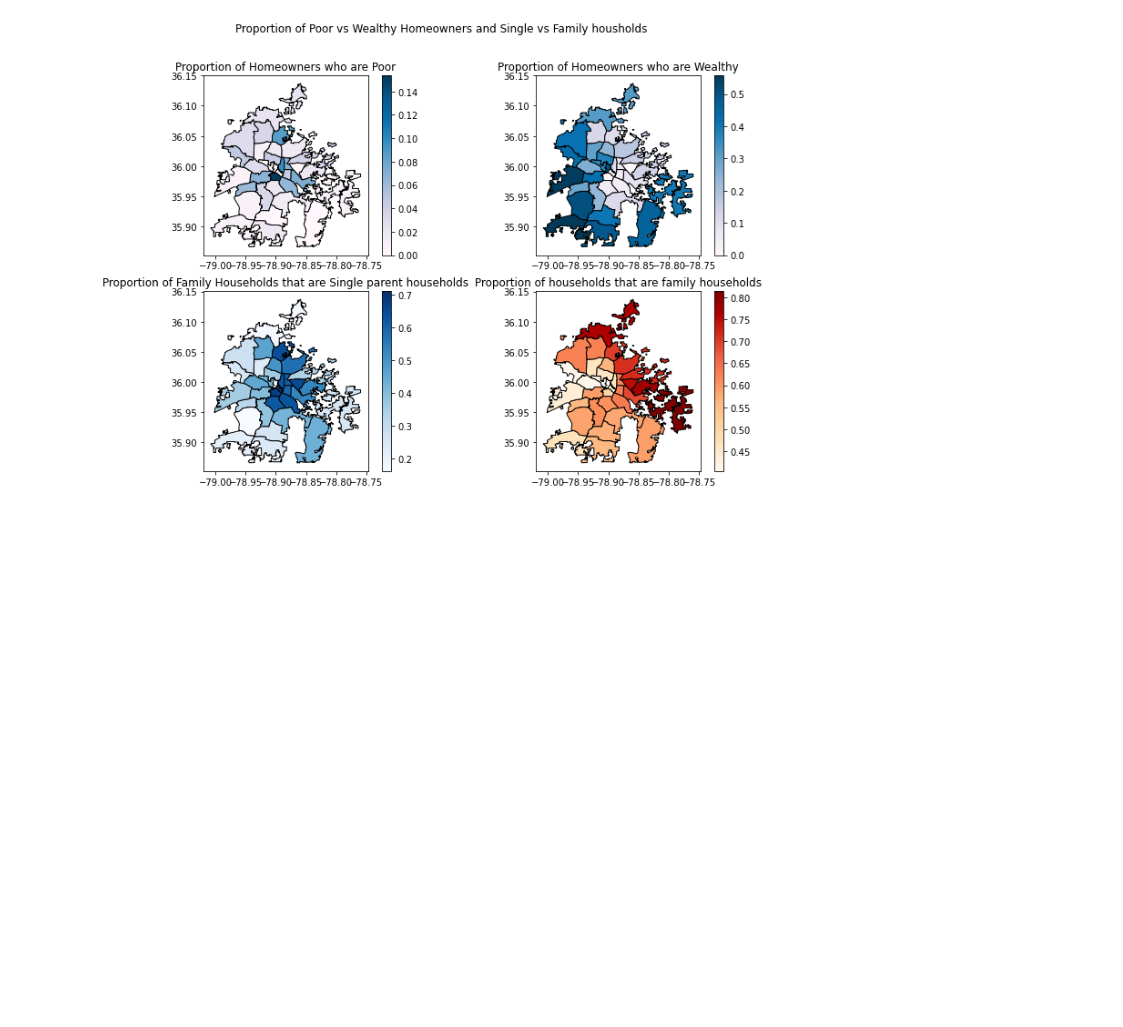
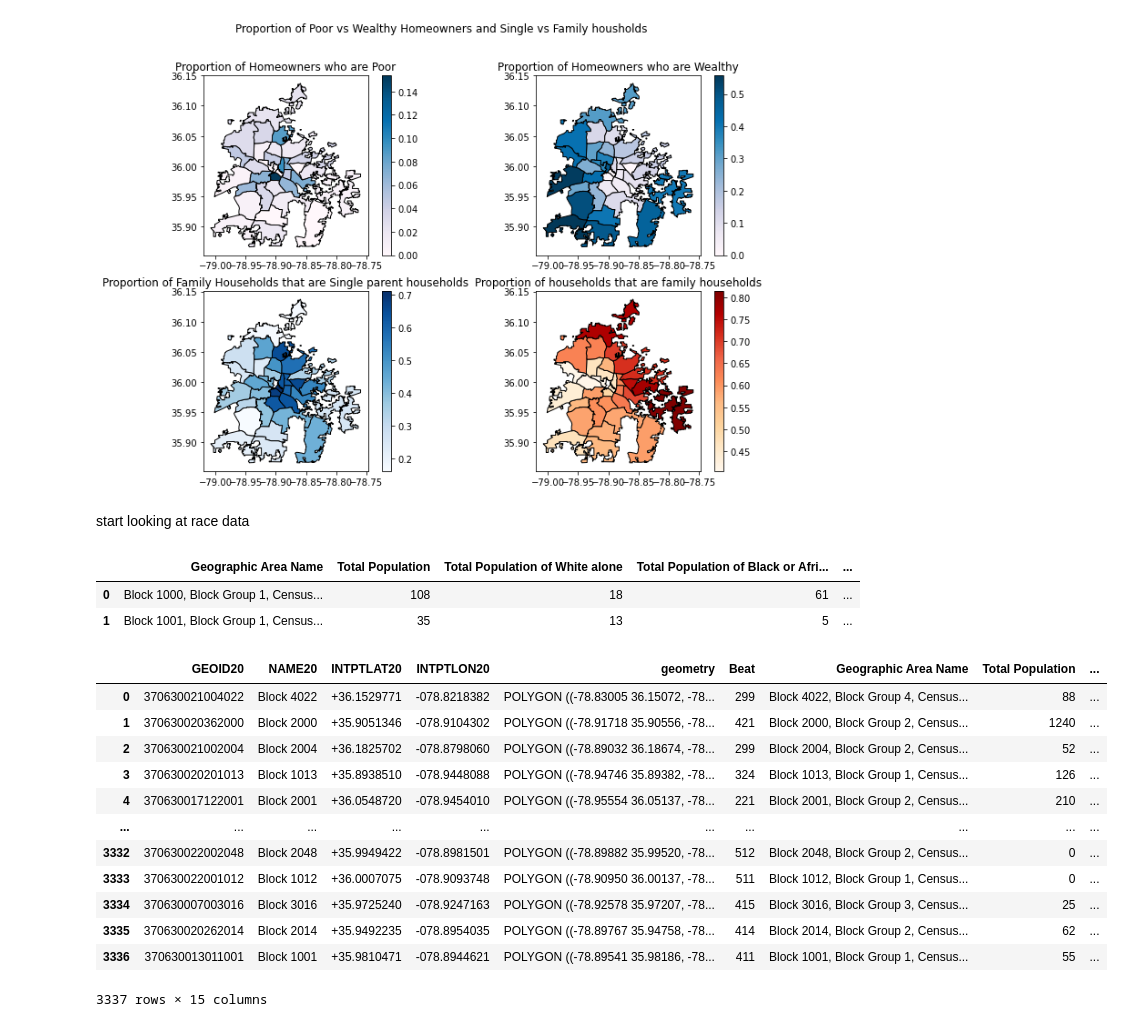
Before and after one commit to sadiesheridan/dataplus-project27-community-safety-durham, a Jupyter notebook: 10_code/hispanicanalysis.ipynb, the cells around one changed output. Saved outputs shown, nothing was run; the diff lists cells and outputs as text; code cells hidden in the pictures; blank space fills up the shorter version.

Commit message:
added race to big dataset

```diff
--- a/10_code/hispanicanalysis.ipynb
+++ b/10_code/hispanicanalysis.ipynb
@@ -1174,3 +1174,40 @@ mappingdatasetforpolicebeats_w_householdtype.plot(column='propfamilyhouseholds',
 plt.show()
 # %% [output]
 [figure]
+# %% [markdown]
+start looking at race data
+# %%
+racedata = pd.read_csv('/Users/erikrobertsson/Downloads/Race data files/DECENNIALPL2020.P1_data_with_overlays_2022-06-02T110204.csv', skiprows =1)
+racedata['GEOID20'] = racedata['id'].str[-15:]
+racedata.drop('id', axis=1, inplace=True)
+racedata.columns = racedata.columns.str.replace(' !!T', 'T')
+racedata.columns = racedata.columns.str.replace('[#,@,&,!]', '')
+racedata.columns = racedata.columns.str.replace('[:]', ' ')
+racedata.columns = racedata.columns.str.replace('of one race', 'of')
+racedata.rename(columns = {'Total Population of two or more races ':'Total Mixed Races'}, inplace = True)
+racedata.rename(columns = {'Total ':'Total Population'}, inplace = True)
+racedata.drop('Total Population of ', axis=1, inplace=True)
+racedata.drop(racedata.iloc[:, 9:71], inplace = True, axis = 1)
+racedata.head(2)
+# %% [output]
+|  | Geographic Area Name | Total Population | Total Population of White alone | Total Population of Black or Afri... | ... |
+| 0 | Block 1000, Block Group 1, Census... | 108 | 18 | 61 | ... |
+| 1 | Block 1001, Block Group 1, Census... | 35 | 13 | 5 | ... |
+# %%
+racedatadurhambyblocks = pd.merge(cblockDurhamBeats, racedata, left_on ='GEOID20', right_on='GEOID20')
+racedatadurhambyblocks.drop(['MTFCC20', 'UR20', 'BLOCKCE20', 'UACE20', 'UATYPE20', 'COUNTYFP20', 'FUNCSTAT20', 'ALAND20', 'AWATER20', 'TRACTCE20', 'STATEFP20'], axis=1, inplace=True)
+racedatadurhambyblocks
+# %% [output]
+|  | GEOID20 | NAME20 | INTPTLAT20 | INTPTLON20 | geometry | Beat | Geographic Area Name | Total Population | ... |
+| 0 | 370630021004022 | Block 4022 | +36.1529771 | -078.8218382 | POLYGON ((-78.83005 36.15072, -78... | 299 | Block 4022, Block Group 4, Census... | 88 | ... |
+| 1 | 370630020362000 | Block 2000 | +35.9051346 | -078.9104302 | POLYGON ((-78.91718 35.90556, -78... | 421 | Block 2000, Block Group 2, Census... | 1240 | ... |
+| 2 | 370630021002004 | Block 2004 | +36.1825702 | -078.8798060 | POLYGON ((-78.89032 36.18674, -78... | 299 | Block 2004, Block Group 2, Census... | 52 | ... |
+| 3 | 370630020201013 | Block 1013 | +35.8938510 | -078.9448088 | POLYGON ((-78.94746 35.89382, -78... | 324 | Block 1013, Block Group 1, Census... | 126 | ... |
+| 4 | 370630017122001 | Block 2001 | +36.0548720 | -078.9454010 | POLYGON ((-78.95554 36.05137, -78... | 221 | Block 2001, Block Group 2, Census... | 210 | ... |
+| ... | ... | ... | ... | ... | ... | ... | ... | ... | ... |
+| 3332 | 370630022002048 | Block 2048 | +35.9949422 | -078.8981501 | POLYGON ((-78.89882 35.99520, -78... | 512 | Block 2048, Block Group 2, Census... | 0 | ... |
+| 3333 | 370630022001012 | Block 1012 | +36.0007075 | -078.9093748 | POLYGON ((-78.90950 36.00137, -78... | 511 | Block 1012, Block Group 1, Census... | 0 | ... |
+| 3334 | 370630007003016 | Block 3016 | +35.9725240 | -078.9247163 | POLYGON ((-78.92578 35.97207, -78... | 415 | Block 3016, Block Group 3, Census... | 25 | ... |
+| 3335 | 370630020262014 | Block 2014 | +35.9492235 | -078.8954035 | POLYGON ((-78.89767 35.94758, -78... | 414 | Block 2014, Block Group 2, Census... | 62 | ... |
+| 3336 | 370630013011001 | Block 1001 | +35.9810471 | -078.8944621 | POLYGON ((-78.89541 35.98186, -78... | 411 | Block 1001, Block Group 1, Census... | 55 | ... |
+3337 rows × 15 columns
```
Also changed, not shown: parts of 7 cells of this notebook.
